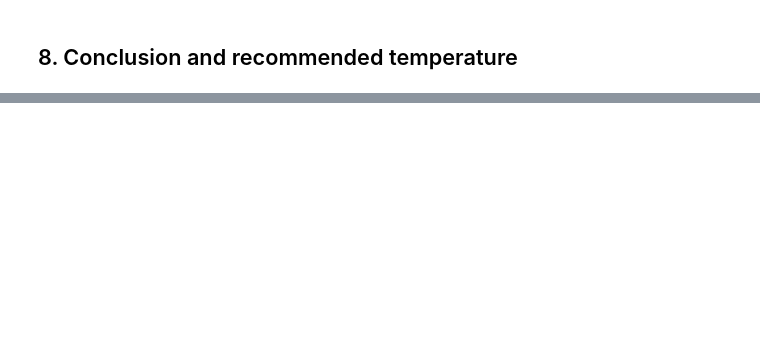
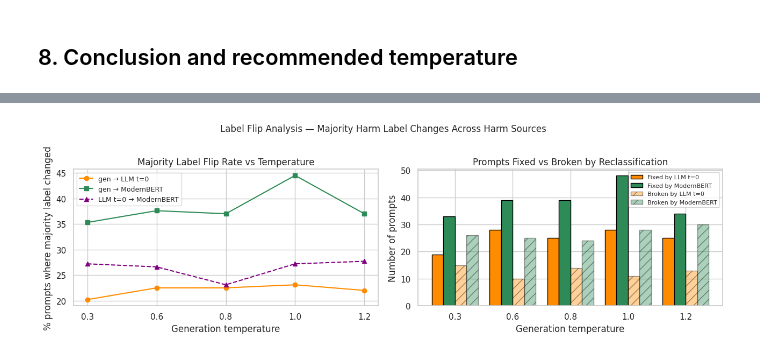
Before and after one commit to Jazhyc/aims-safety-classification, a Jupyter notebook: notebooks/diversity_analysis.ipynb, the cells around one changed output, grey strips where cells are left out. Cells and saved outputs as stored; diff of their text form; code cells hidden in the pictures; blank space fills up the shorter version.

```diff
--- a/notebooks/diversity_analysis.ipynb
+++ b/notebooks/diversity_analysis.ipynb
@@ -322,0 +718,38 @@ temperature
+# %%
+fig, axes = plt.subplots(1, 2, figsize=(13, 4))
+
+temps_str = [str(t) for t in df_flips.index]
+
+# --- Flip rate vs temperature ---
+axes[0].plot(temps_str, df_flips["flip_gen→llm_t0 (%)"], marker="o",
+             color="darkorange", label="gen → LLM t=0")
+axes[0].plot(temps_str, df_flips["flip_gen→bert (%)"],   marker="s",
+             color="seagreen",   label="gen → ModernBERT")
+axes[0].plot(temps_str, df_flips["flip_llm→bert (%)"],   marker="^",
+             color="purple",     label="LLM t=0 → ModernBERT", linestyle="--")
+axes[0].set_title("Majority Label Flip Rate vs Temperature")
+axes[0].set_xlabel("Generation temperature")
+axes[0].set_ylabel("% prompts where majority label changed")
+axes[0].legend(fontsize=9)
+
+# --- Fixed vs broken ---
+x = np.arange(len(temps_str))
+w = 0.2
+axes[1].bar(x - w*1.5, df_flips["fixed_by_llm_t0"],  w, label="Fixed by LLM t=0",    color="darkorange", edgecolor="black")
+axes[1].bar(x - w*0.5, df_flips["fixed_by_bert"],    w, label="Fixed by ModernBERT",  color="seagreen",   edgecolor="black")
+axes[1].bar(x + w*0.5, df_flips["broken_by_llm_t0"], w, label="Broken by LLM t=0",   color="darkorange", edgecolor="black", alpha=0.4, hatch="//")
+axes[1].bar(x + w*1.5, df_flips["broken_by_bert"],   w, label="Broken by ModernBERT", color="seagreen",   edgecolor="black", alpha=0.4, hatch="//")
+axes[1].set_xticks(x); axes[1].set_xticklabels(temps_str)
+axes[1].set_title("Prompts Fixed vs Broken by Reclassification")
+axes[1].set_xlabel("Generation temperature")
+axes[1].set_ylabel("Number of prompts")
+axes[1].legend(fontsize=8)
+
+plt.suptitle("Label Flip Analysis — Majority Harm Label Changes Across Harm Sources",
+             fontsize=12, y=1.02)
+plt.tight_layout()
+plt.savefig("../data/diversity_analysis/label_flip_analysis.png",
+            dpi=150, bbox_inches="tight")
+plt.show()
+# %% [output]
+[figure, added]
```
Also changed, not shown: parts of 22 cells of this notebook, 1 other file.
